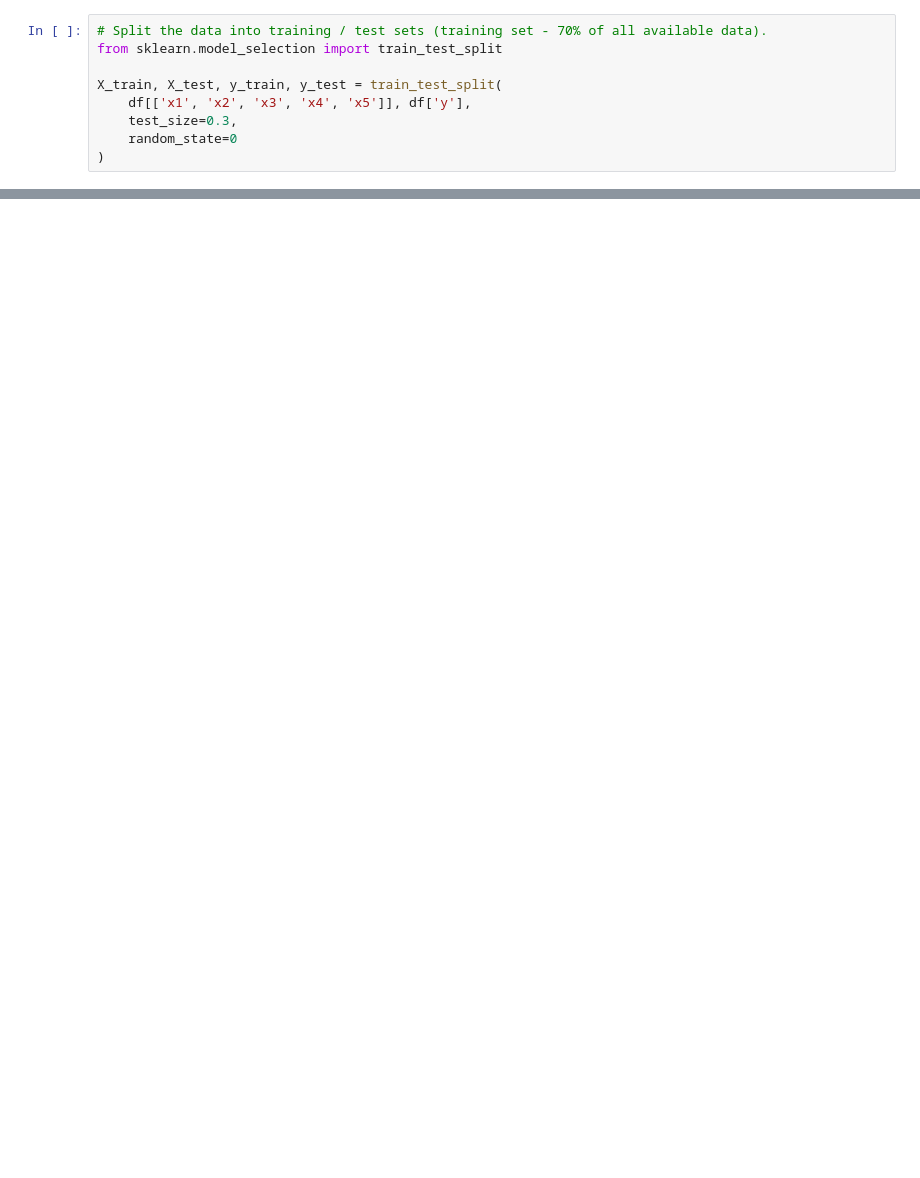
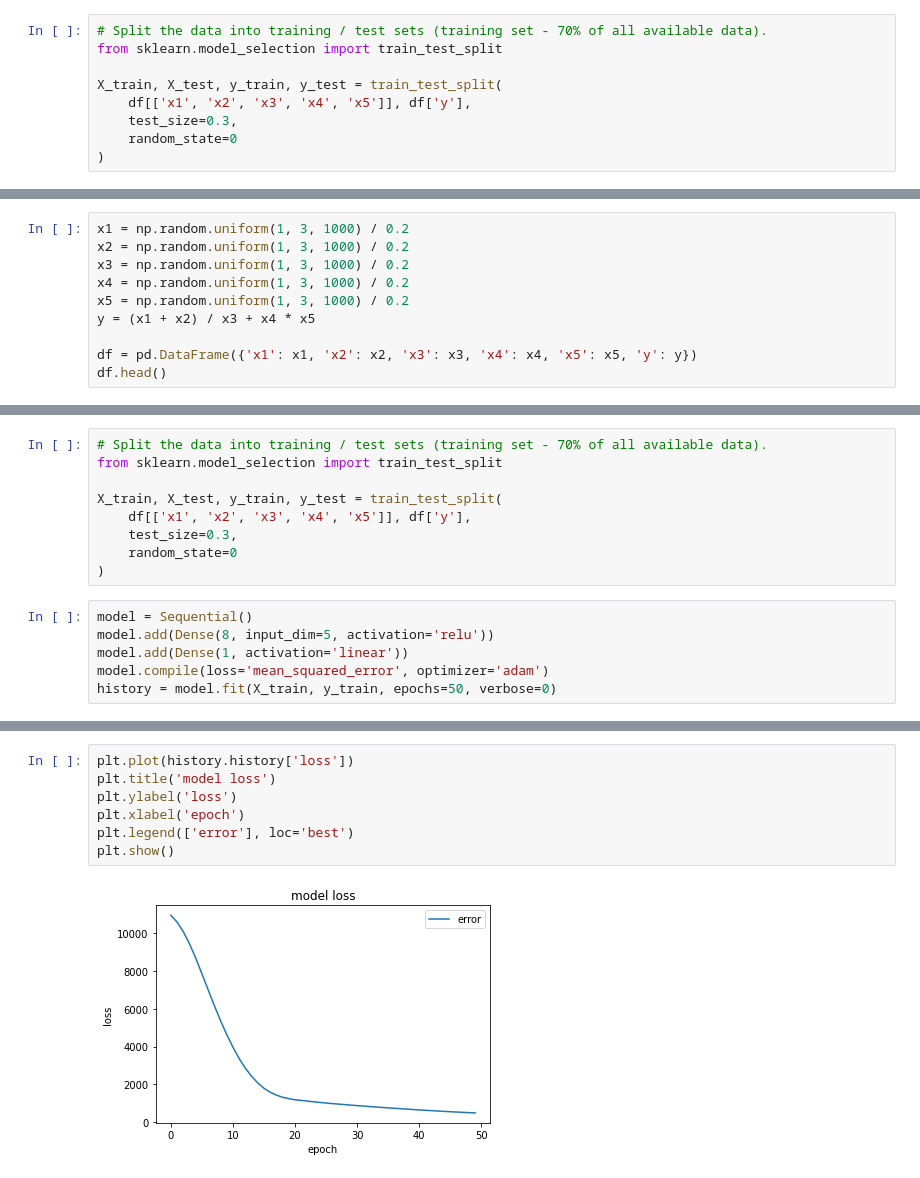
Before and after one commit to Portilloronny6/MMOY, a Jupyter notebook: Задание 11/11.1.ipynb, the cells around one changed output, grey strips where cells are left out. Cells and saved outputs as stored; diff of their text form; blank space fills up the shorter version.

```diff
--- a/Задание 11/11.1.ipynb
+++ b/Задание 11/11.1.ipynb
@@ -65,0 +127,10 @@ plt.show()
+# %%
+x1 = np.random.uniform(1, 3, 1000) / 0.2
+x2 = np.random.uniform(1, 3, 1000) / 0.2
+x3 = np.random.uniform(1, 3, 1000) / 0.2
+x4 = np.random.uniform(1, 3, 1000) / 0.2
+x5 = np.random.uniform(1, 3, 1000) / 0.2
+y = (x1 + x2) / x3 + x4 * x5
+
+df = pd.DataFrame({'x1': x1, 'x2': x2, 'x3': x3, 'x4': x4, 'x5': x5, 'y': y})
+df.head()
@@ -65,0 +144,15 @@ plt.show()
+# %%
+# Split the data into training / test sets (training set - 70% of all available data).
+from sklearn.model_selection import train_test_split
+
+X_train, X_test, y_train, y_test = train_test_split(
+    df[['x1', 'x2', 'x3', 'x4', 'x5']], df['y'],
+    test_size=0.3,
+    random_state=0
+)
+# %%
+model = Sequential()
+model.add(Dense(8, input_dim=5, activation='relu'))
+model.add(Dense(1, activation='linear'))
+model.compile(loss='mean_squared_error', optimizer='adam')
+history = model.fit(X_train, y_train, epochs=50, verbose=0)
@@ -65,0 +170,9 @@ plt.show()
+# %%
+plt.plot(history.history['loss'])
+plt.title('model loss')
+plt.ylabel('loss')
+plt.xlabel('epoch')
+plt.legend(['error'], loc='best')
+plt.show()
+# %% [output]
+[figure, added]
```
Also changed, not shown: parts of 18 cells of this notebook, 1 other file.
